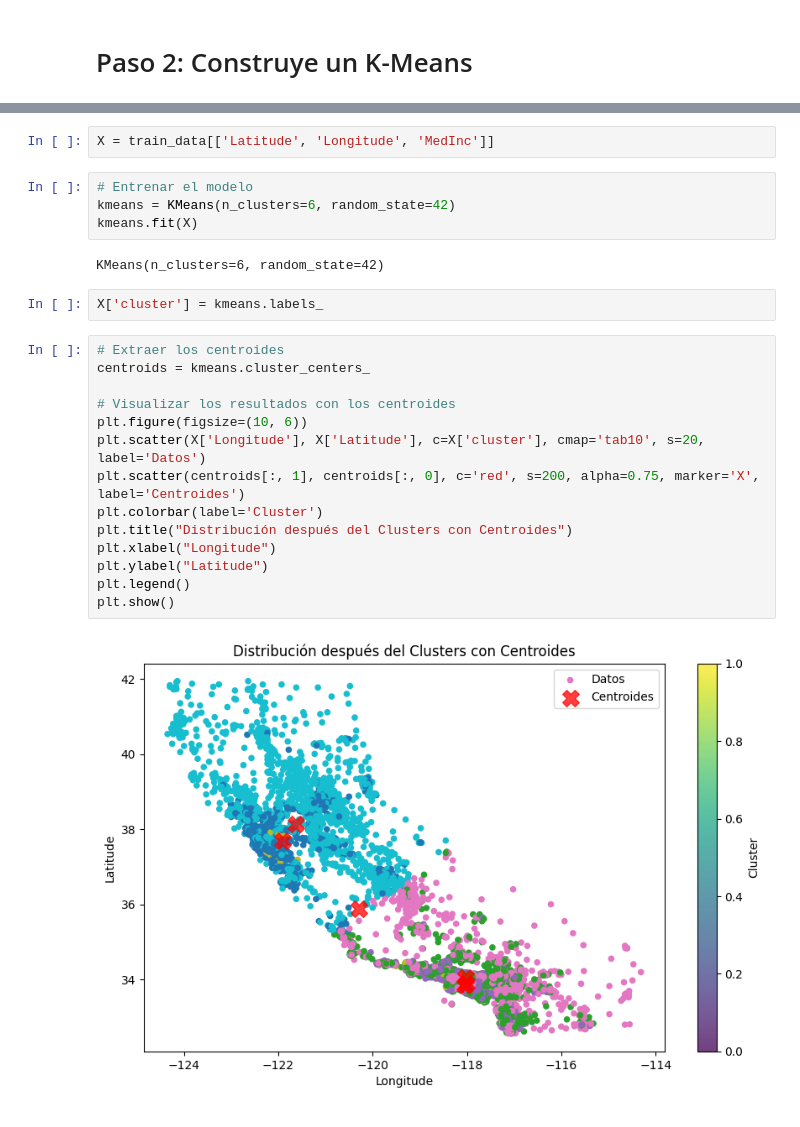
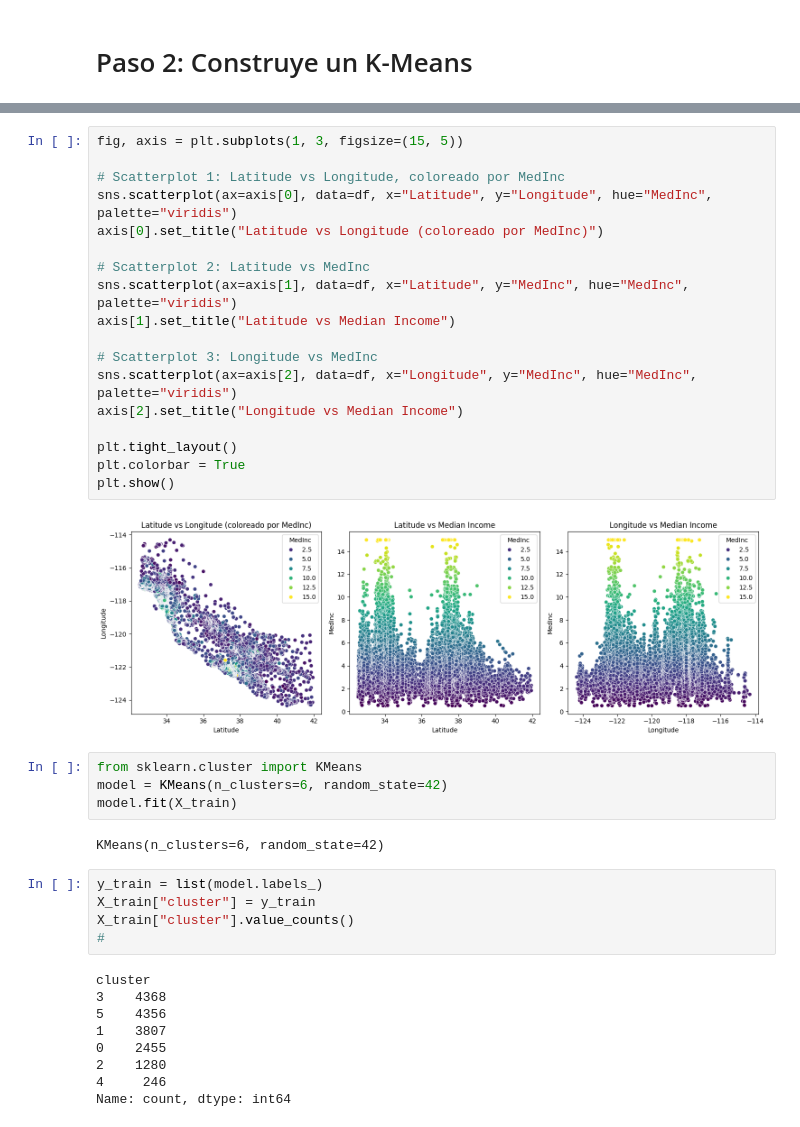
Before and after one commit to 4GeeksAcademy/ML---Tutorial-K-Medias, a Jupyter notebook: src/explore.ipynb, the cells around one changed output, grey strips where cells are left out. Cells and saved outputs as stored; diff of their text form.

```diff
--- a/src/explore.ipynb
+++ b/src/explore.ipynb
@@ -95,26 +86,40 @@ plt.show()
-# %%
-X = train_data[['Latitude', 'Longitude', 'MedInc']]
-# %%
-# Entrenar el modelo
-kmeans = KMeans(n_clusters=6, random_state=42)
-kmeans.fit(X)
-# %% [output]
-KMeans(n_clusters=6, random_state=42)
-# %%
-X['cluster'] = kmeans.labels_
-# %%
-# Extraer los centroides
-centroids = kmeans.cluster_centers_
-
-# Visualizar los resultados con los centroides
-plt.figure(figsize=(10, 6))
-plt.scatter(X['Longitude'], X['Latitude'], c=X['cluster'], cmap='tab10', s=20, label='Datos')
-plt.scatter(centroids[:, 1], centroids[:, 0], c='red', s=200, alpha=0.75, marker='X', label='Centroides')
-plt.colorbar(label='Cluster')
-plt.title("Distribución después del Clusters con Centroides")
-plt.xlabel("Longitude")
-plt.ylabel("Latitude")
-plt.legend()
-plt.show()
-# %% [output]
-[figure, removed]
+# %%
+fig, axis = plt.subplots(1, 3, figsize=(15, 5))
+
+# Scatterplot 1: Latitude vs Longitude, coloreado por MedInc
+sns.scatterplot(ax=axis[0], data=df, x="Latitude", y="Longitude", hue="MedInc", palette="viridis")
+axis[0].set_title("Latitude vs Longitude (coloreado por MedInc)")
+
+# Scatterplot 2: Latitude vs MedInc
+sns.scatterplot(ax=axis[1], data=df, x="Latitude", y="MedInc", hue="MedInc", palette="viridis")
+axis[1].set_title("Latitude vs Median Income")
+
+# Scatterplot 3: Longitude vs MedInc
+sns.scatterplot(ax=axis[2], data=df, x="Longitude", y="MedInc", hue="MedInc", palette="viridis")
+axis[2].set_title("Longitude vs Median Income")
+
+plt.tight_layout()
+plt.colorbar = True
+plt.show()
+# %% [output]
+[figure, added]
+# %%
+from sklearn.cluster import KMeans
+model = KMeans(n_clusters=6, random_state=42)
+model.fit(X_train)
+# %% [output]
+KMeans(n_clusters=6, random_state=42)
+# %%
+y_train = list(model.labels_)
+X_train["cluster"] = y_train
+X_train["cluster"].value_counts()
+#
+# %% [output]
+cluster
+3    4368
+5    4356
+1    3807
+0    2455
+2    1280
+4     246
+Name: count, dtype: int64
```
Also changed, not shown: parts of 9 cells of this notebook.
